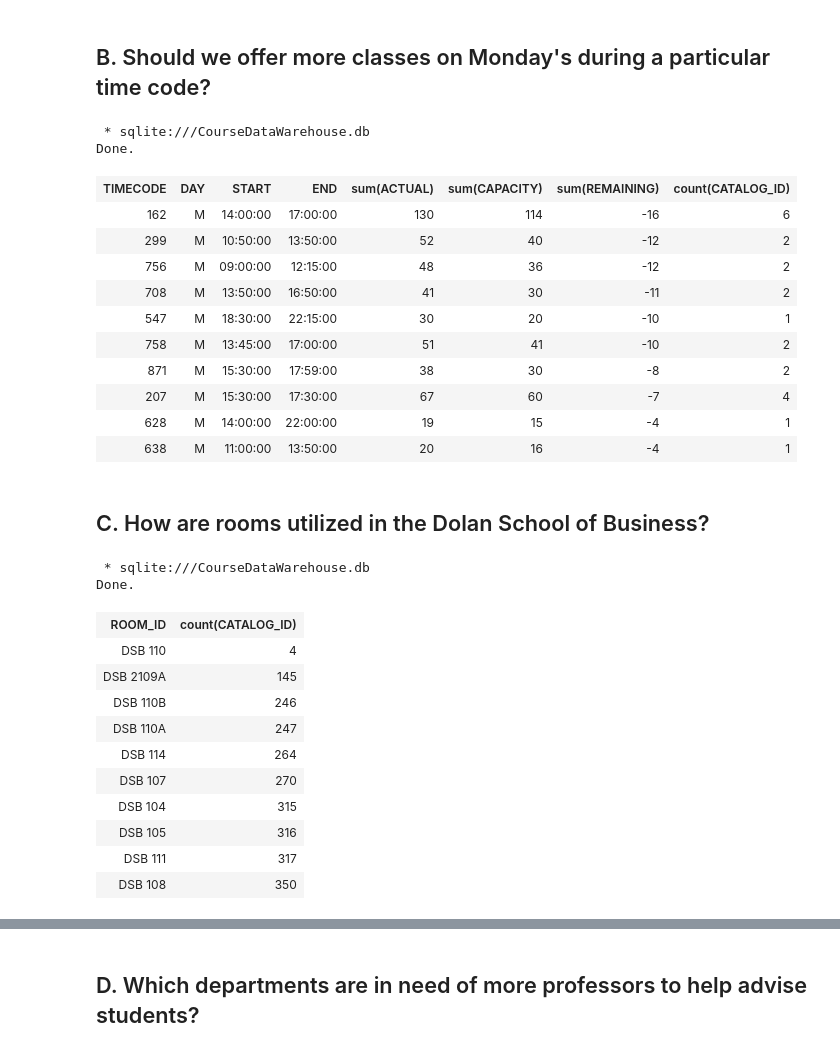
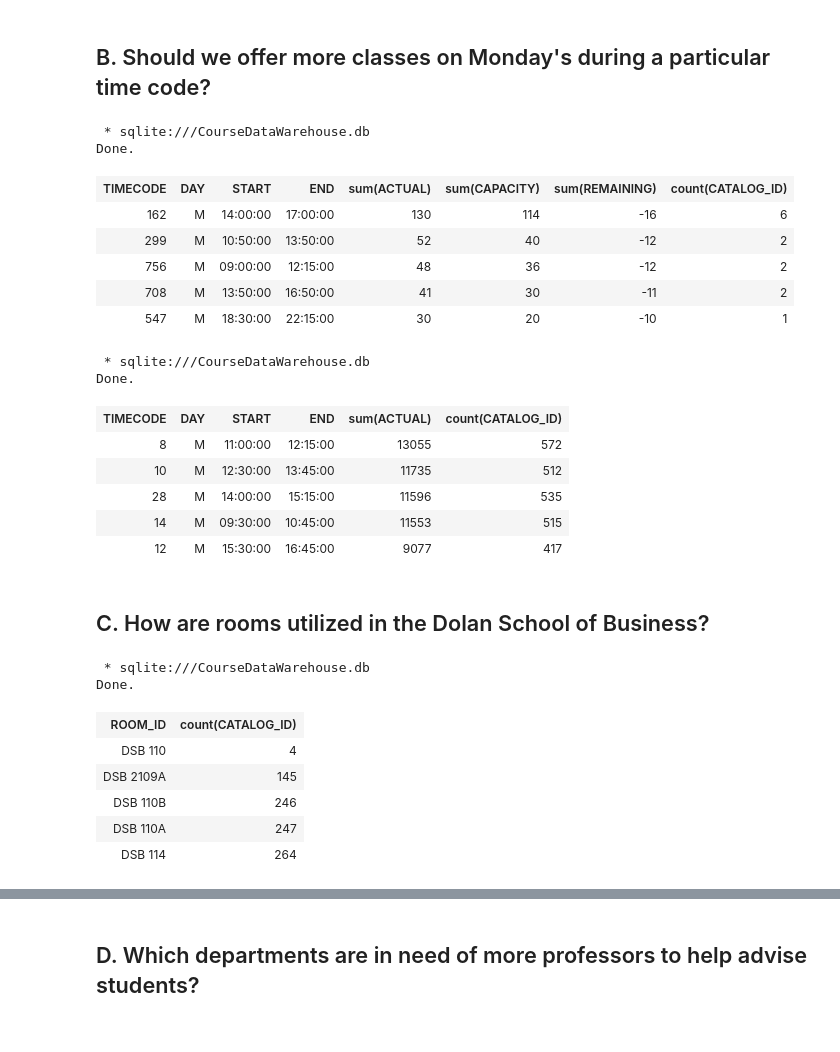
Before and after one commit to fairfield-ba510-spring2020/term-project-sql-distinct, a Jupyter notebook: Demo_Questions.ipynb, the cells around one changed output, grey strips where cells are left out. Saved outputs shown, nothing was run; the diff lists cells and outputs as text; code cells hidden in the pictures.

```diff
--- a/Demo_Questions.ipynb
+++ b/Demo_Questions.ipynb
@@ -30,26 +30,39 @@ Done.
 # %%
 %%sql
 SELECT DISTINCT TIMECODE, DAY, START, END, sum(ACTUAL), sum(CAPACITY), sum(REMAINING), count(CATALOG_ID)
 FROM COURSE_FACTS
     JOIN TIME_SLICES USING (TIMECODE)
 WHERE DAY = 'M' and CAPACITY <> 0
 GROUP BY TIMECODE
 ORDER BY sum(REMAINING) ASC
-LIMIT 10;
+LIMIT 5;
 # %% [output]
  * sqlite:///CourseDataWarehouse.db
 Done.
 | TIMECODE | DAY | START | END | sum(ACTUAL) | sum(CAPACITY) | sum(REMAINING) | count(CATALOG_ID) |
 | 162 | M | 14:00:00 | 17:00:00 | 130 | 114 | -16 | 6 |
 | 299 | M | 10:50:00 | 13:50:00 | 52 | 40 | -12 | 2 |
 | 756 | M | 09:00:00 | 12:15:00 | 48 | 36 | -12 | 2 |
 | 708 | M | 13:50:00 | 16:50:00 | 41 | 30 | -11 | 2 |
 | 547 | M | 18:30:00 | 22:15:00 | 30 | 20 | -10 | 1 |
-| 758 | M | 13:45:00 | 17:00:00 | 51 | 41 | -10 | 2 |
-| 871 | M | 15:30:00 | 17:59:00 | 38 | 30 | -8 | 2 |
-| 207 | M | 15:30:00 | 17:30:00 | 67 | 60 | -7 | 4 |
-| 628 | M | 14:00:00 | 22:00:00 | 19 | 15 | -4 | 1 |
-| 638 | M | 11:00:00 | 13:50:00 | 20 | 16 | -4 | 1 |
+# %%
+%%sql
+SELECT DISTINCT TIMECODE, DAY, START, END, sum(ACTUAL), count(CATALOG_ID)
+FROM COURSE_FACTS
+    JOIN TIME_SLICES USING (TIMECODE)
+WHERE DAY = 'M' and CAPACITY <> 0
+GROUP BY TIMECODE
+ORDER BY sum(ACTUAL) DESC
+LIMIT 5;
+# %% [output]
+ * sqlite:///CourseDataWarehouse.db
+Done.
+| TIMECODE | DAY | START | END | sum(ACTUAL) | count(CATALOG_ID) |
+| 8 | M | 11:00:00 | 12:15:00 | 13055 | 572 |
+| 10 | M | 12:30:00 | 13:45:00 | 11735 | 512 |
+| 28 | M | 14:00:00 | 15:15:00 | 11596 | 535 |
+| 14 | M | 09:30:00 | 10:45:00 | 11553 | 515 |
+| 12 | M | 15:30:00 | 16:45:00 | 9077 | 417 |
 # %% [markdown]
 ## C. How are rooms utilized in the Dolan School of Business?
 # %%
@@ -60,7 +73,7 @@ FROM COURSE_FACTS
 WHERE ROOM_ID LIKE '%DSB%'
 GROUP BY ROOM_ID
 ORDER BY count(CATALOG_ID)
-LIMIT 10;
+LIMIT 5;
 # %% [output]
  * sqlite:///CourseDataWarehouse.db
 Done.
@@ -70,8 +83,3 @@ Done.
 | DSB 110B | 246 |
 | DSB 110A | 247 |
 | DSB 114 | 264 |
-| DSB 107 | 270 |
-| DSB 104 | 315 |
-| DSB 105 | 316 |
-| DSB 111 | 317 |
-| DSB 108 | 350 |
```
Also changed, not shown: parts of 1 cell of this notebook, 2 other files.
